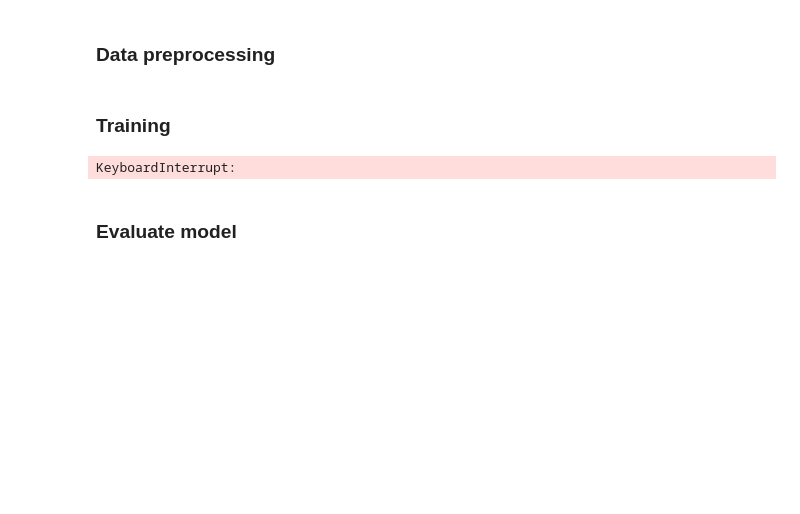
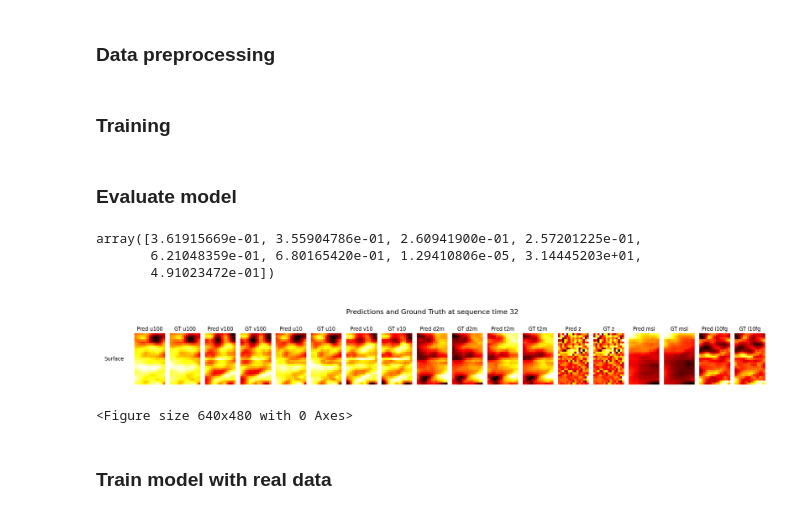
Before and after one commit to SamuReyes/WindFormer, a Jupyter notebook: project/pipeline.ipynb, the cells around one changed output. Drawn from its saved outputs; the diff is of its cells as text; code cells hidden in the pictures; blank space fills up the shorter version.

Commit message:
surface data training (there are some bugs)

```diff
--- a/project/pipeline.ipynb
+++ b/project/pipeline.ipynb
@@ -2,11 +2,12 @@
 from utils.config_loader import load_config, assign_config
 from processing.climatology import process_climatology
 from processing.preprocessing import preprocess_data
+from processing.preprocessing_real import preprocess_real_data
 from processing.normalize import normalize_data
 from model.train import train_model
-from model.inference import infer
+from model.inference import infer, infer_future
 from model.metrics import calculate_rmse
 from visualization.plots import plot_heatmaps
 
-config = load_config("./config/params.yaml")
+config = load_config("./config/params_real.yaml")
 # %% [markdown]
@@ -48,16 +51,23 @@ normalize_data(config)
 ### Training
 # %%
 train_model(config)
-# %% [output]
-KeyboardInterrupt:
 # %% [markdown]
 ### Evaluate model
 # %%
 results = infer(config)
 # %%
 rmse = calculate_rmse(config, results)
-wandb.log({"upper_rmse": rmse["upper_rmse"], "surface_rmse": rmse["surface_rmse"]})
+wandb.log({"surface_rmse": rmse["surface_rmse"]})
 rmse
+# %% [output]
+array([3.61915669e-01, 3.55904786e-01, 2.60941900e-01, 2.57201225e-01,
+       6.21048359e-01, 6.80165420e-01, 1.29410806e-05, 3.14445203e+01,
+       4.91023472e-01])
 # %%
-fig = plot_heatmaps(config, results, 5)
+fig = plot_heatmaps(config, results, 31)
 wandb.log({"heatmap": fig})
+# %% [output]
+[figure, added]
+<Figure size 640x480 with 0 Axes>
+# %% [markdown]
+### Train model with real data
```
Also changed, not shown: parts of 18 cells of this notebook, 17 other files.
